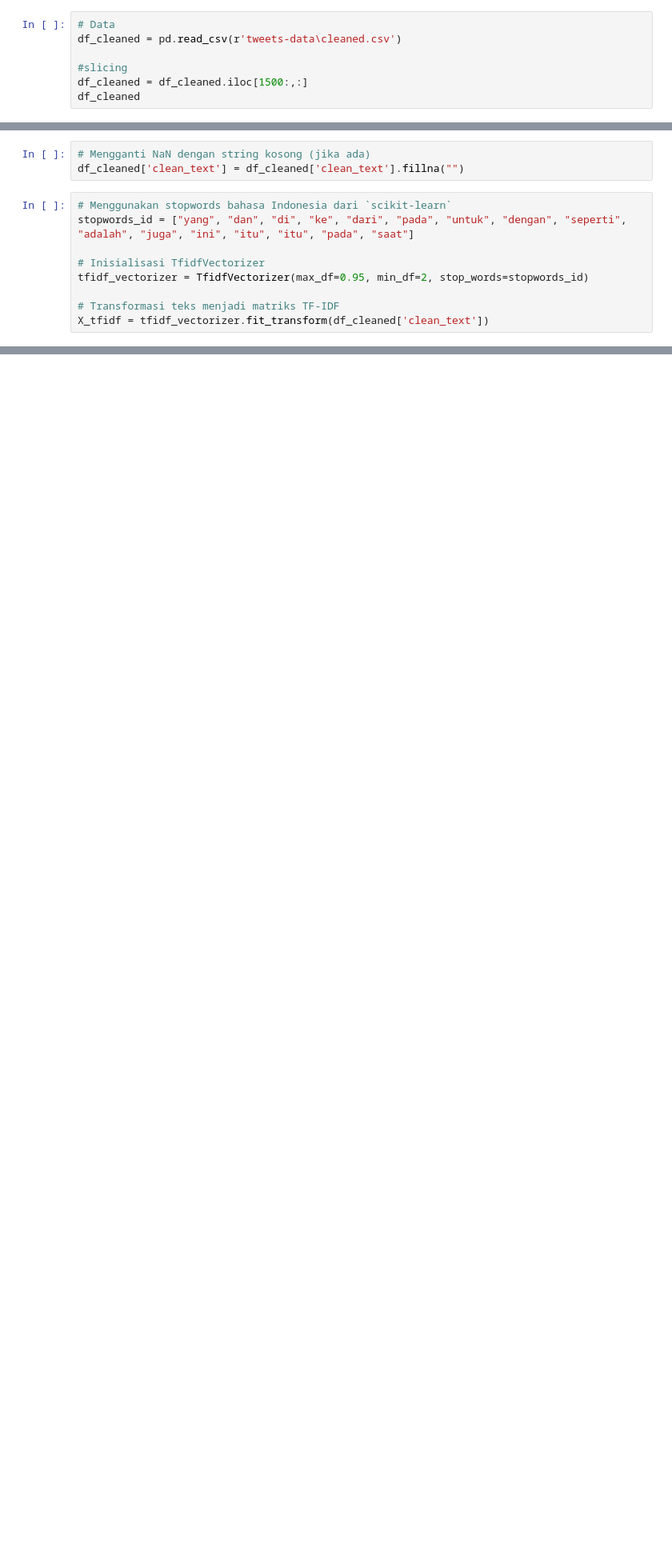
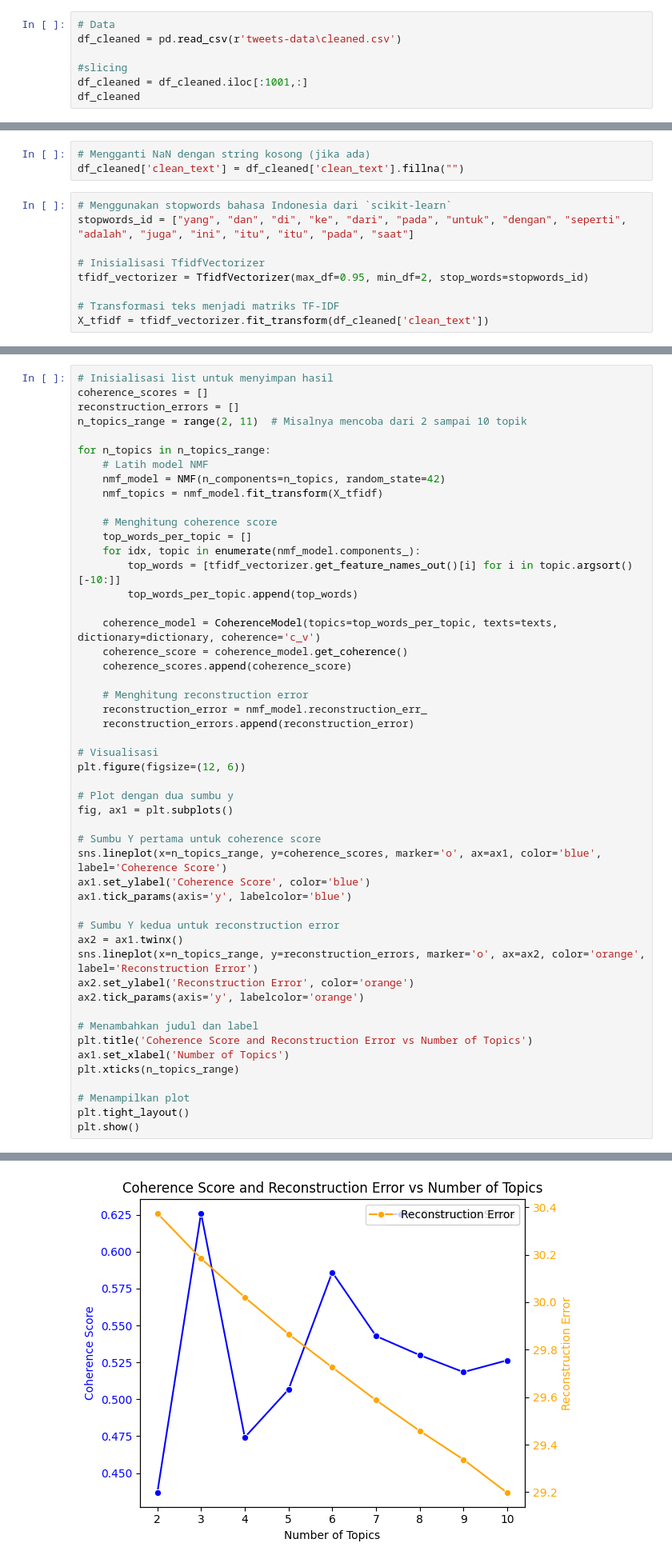
Before and after one commit to calystamoza/WSM-Project, a Jupyter notebook: NMF.ipynb, the cells around one changed output, grey strips where cells are left out. Shown at 80% size. Saved outputs shown, nothing was run; the diff lists cells and outputs as text; blank space fills up the shorter version.

Commit message:
upgrade the model

```diff
--- a/NMF.ipynb
+++ b/NMF.ipynb
@@ -12,7 +11,7 @@ import seaborn as sns
 df_cleaned = pd.read_csv(r'tweets-data\cleaned.csv')
 
 #slicing
-df_cleaned = df_cleaned.iloc[1500:,:]
+df_cleaned = df_cleaned.iloc[:1001,:]
 df_cleaned
 # %% [output]
 |  | created_at | full_text | location | mentions | tokens | stemmed_tokens | clean_text |
@@ -47,0 +47,51 @@ X_tfidf
+# %%
+# Inisialisasi list untuk menyimpan hasil
+coherence_scores = []
+reconstruction_errors = []
+n_topics_range = range(2, 11)  # Misalnya mencoba dari 2 sampai 10 topik
+
+for n_topics in n_topics_range:
+    # Latih model NMF
+    nmf_model = NMF(n_components=n_topics, random_state=42)
+    nmf_topics = nmf_model.fit_transform(X_tfidf)
+
+    # Menghitung coherence score
+    top_words_per_topic = []
+    for idx, topic in enumerate(nmf_model.components_):
+        top_words = [tfidf_vectorizer.get_feature_names_out()[i] for i in topic.argsort()[-10:]]
+        top_words_per_topic.append(top_words)
+
+    coherence_model = CoherenceModel(topics=top_words_per_topic, texts=texts, dictionary=dictionary, coherence='c_v')
+    coherence_score = coherence_model.get_coherence()
+    coherence_scores.append(coherence_score)
+
+    # Menghitung reconstruction error
+    reconstruction_error = nmf_model.reconstruction_err_
+    reconstruction_errors.append(reconstruction_error)
+
+# Visualisasi
+plt.figure(figsize=(12, 6))
+
+# Plot dengan dua sumbu y
+fig, ax1 = plt.subplots()
+
+# Sumbu Y pertama untuk coherence score
+sns.lineplot(x=n_topics_range, y=coherence_scores, marker='o', ax=ax1, color='blue', label='Coherence Score')
+ax1.set_ylabel('Coherence Score', color='blue')
+ax1.tick_params(axis='y', labelcolor='blue')
+
+# Sumbu Y kedua untuk reconstruction error
+ax2 = ax1.twinx()
+sns.lineplot(x=n_topics_range, y=reconstruction_errors, marker='o', ax=ax2, color='orange', label='Reconstruction Error')
+ax2.set_ylabel('Reconstruction Error', color='orange')
+ax2.tick_params(axis='y', labelcolor='orange')
+
+# Menambahkan judul dan label
+plt.title('Coherence Score and Reconstruction Error vs Number of Topics')
+ax1.set_xlabel('Number of Topics')
+plt.xticks(n_topics_range)
+
+# Menampilkan plot
+plt.tight_layout()
+plt.show()
+# %% [output]
@@ -48,2 +99,3 @@ X_tfidf
+[figure, added]
 # %%
 # Inisialisasi model NMF dengan 10 topik (dapat disesuaikan)
```
Also changed, not shown: parts of 8 cells of this notebook, 2 other files.
